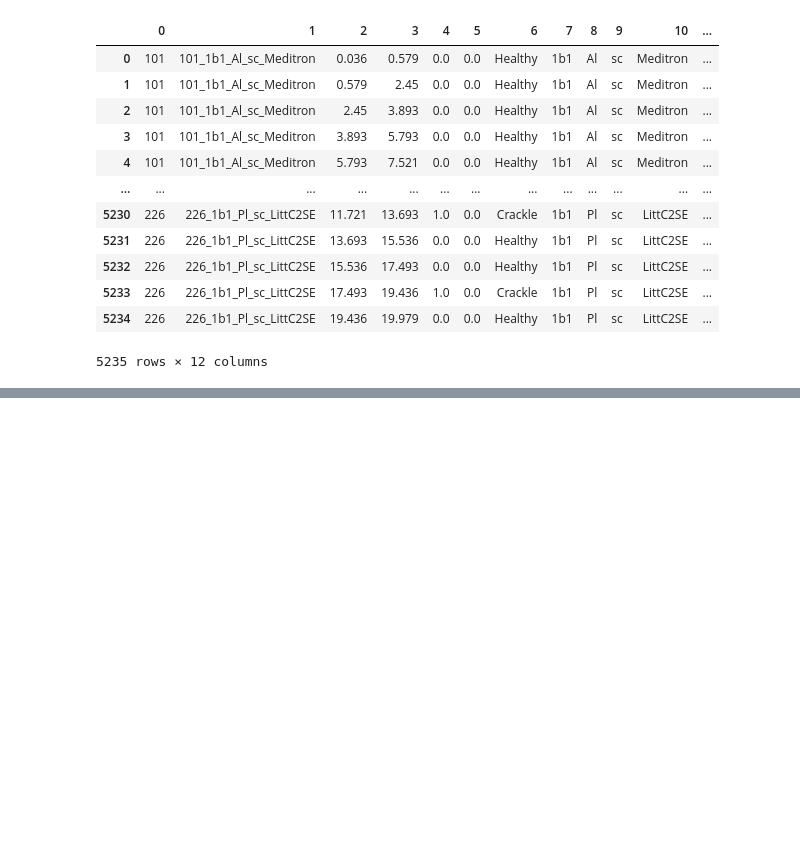
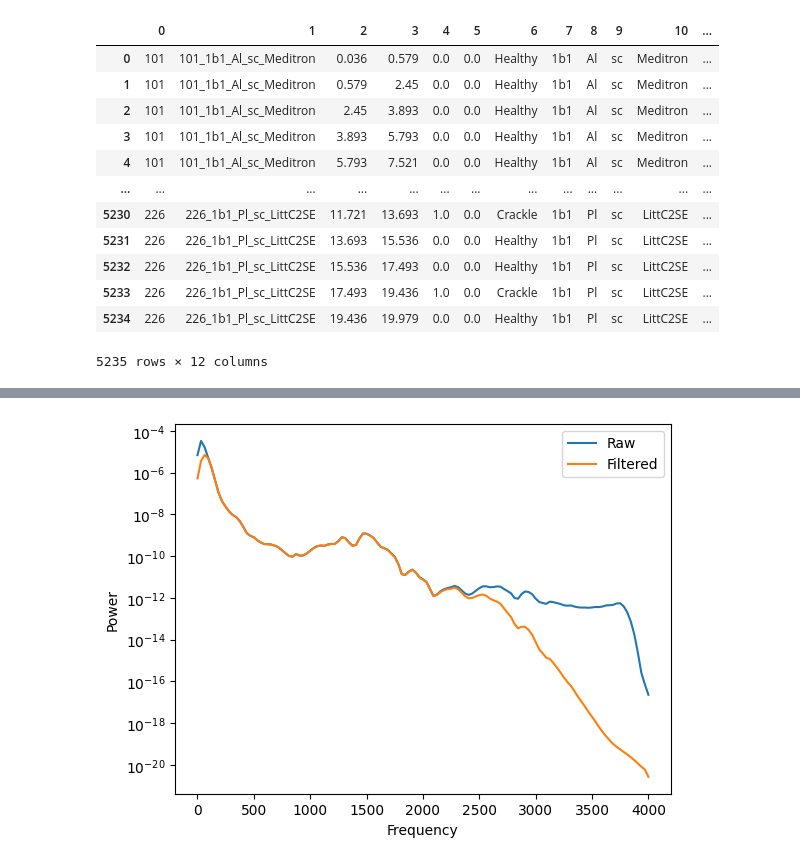
Before and after one commit to JGaldeano12/respiratory-disease-detection-audio-dl, a Jupyter notebook: src/notebooks/Testing.ipynb, the cells around one changed output, grey strips where cells are left out. Saved outputs shown, nothing was run; the diff lists cells and outputs as text; code cells hidden in the pictures; blank space fills up the shorter version.

```diff
--- a/src/notebooks/Testing.ipynb
+++ b/src/notebooks/Testing.ipynb
@@ -32,0 +83,14 @@ df
+# %%
+from scipy.signal import welch
+
+f_raw, Pxx_raw = welch(audio, sr)
+f_proc, Pxx_proc = welch(filtered_audio, sr)
+
+plt.semilogy(f_raw, Pxx_raw, label='Raw')
+plt.semilogy(f_proc, Pxx_proc, label='Filtered')
+plt.legend()
+plt.xlabel("Frequency")
+plt.ylabel("Power")
+plt.show()
+# %% [output]
+[figure, added]
```
Also changed, not shown: parts of 6 cells of this notebook, 17 other files.
